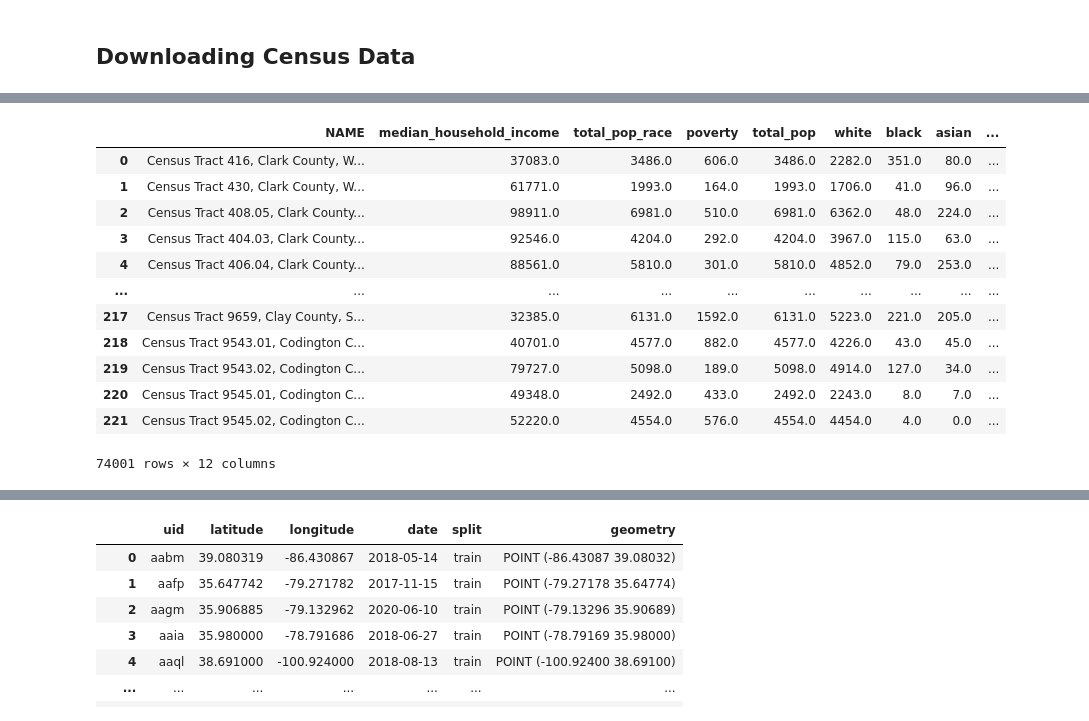
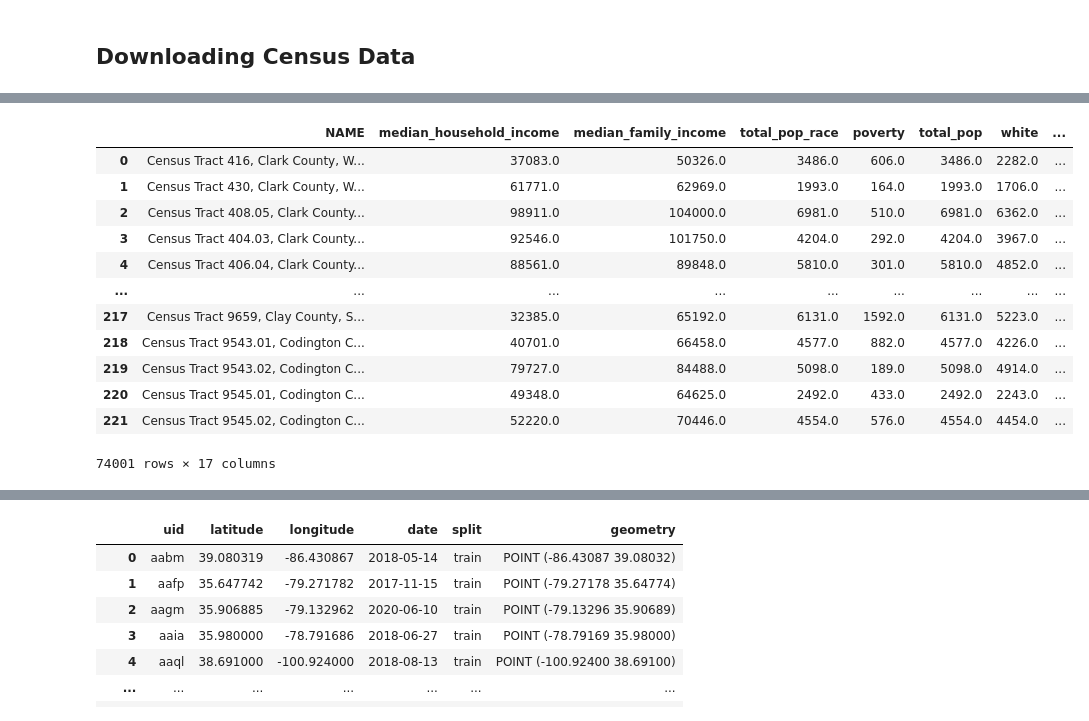
Before and after one commit to jennahgosciak/algaebloom, a Jupyter notebook: rds_draft_report_FINAL.ipynb, the cells around one changed output, grey strips where cells are left out. Saved outputs shown, nothing was run; the diff lists cells and outputs as text; code cells hidden in the pictures.

```diff
--- a/rds_draft_report_FINAL.ipynb
+++ b/rds_draft_report_FINAL.ipynb
@@ -396,34 +418,42 @@ state_codes = {
 # %%
 census_dfs = []
 for i in state_codes:
-    census_dfs.append(c.acs5.state_county_tract(fields = ('NAME', 'B19019_001E', 'B02001_001E', 'B16009_002E', 'B01003_001E', 'B02001_002E', 'B02001_003E',
-                                                          'B02001_003E', 'B02001_005E', 'B03001_003E'),
+    census_dfs.append(c.acs5.state_county_tract(fields =
+                                                ('NAME', 'B19019_001E', 'B19113_001E',
+                                                          'B02001_001E', 'B16009_002E', 'B01003_001E', 'B02001_002E', 'B02001_003E',
+                                                          'B02001_003E', 'B02001_005E', 'B03001_003E', 'B02001_004E', 'B02001_006E',
+                                                          'B02001_007E', 'B02001_008E'),
                                       state_fips = state_codes[i],
                                       county_fips = "*",
                                       tract = "*",
                                       year = 2019))
 # %%
 census_df = pd.concat([pd.DataFrame(x) for x in census_dfs], axis=0).rename({'B19019_001E': 'median_household_income',
+                                                                             'B19113_001E': 'median_family_income',
                                                                              'B02001_001E': 'total_pop_race',
                                                                              'B16009_002E': 'poverty',
                                                                              'B01003_001E': 'total_pop',
                                                                              'B02001_002E': 'white',
                                                                              'B02001_003E': 'black',
                                                                              'B02001_005E': 'asian',
+                                                                             'B02001_004E': 'aian',
+                                                                             'B02001_006E': 'nhpi',
+                                                                             'B02001_007E': 'other',
+                                                                             'B02001_008E': 'multi',
                                                                              'B03001_003E': 'hispanic_latino'
                                                                              }, axis=1)
 census_df
 # %% [output]
-|  | NAME | median_household_income | total_pop_race | poverty | total_pop | white | black | asian | ... |
-| 0 | Census Tract 416, Clark County, W... | 37083.0 | 3486.0 | 606.0 | 3486.0 | 2282.0 | 351.0 | 80.0 | ... |
-| 1 | Census Tract 430, Clark County, W... | 61771.0 | 1993.0 | 164.0 | 1993.0 | 1706.0 | 41.0 | 96.0 | ... |
-| 2 | Census Tract 408.05, Clark County... | 98911.0 | 6981.0 | 510.0 | 6981.0 | 6362.0 | 48.0 | 224.0 | ... |
-| 3 | Census Tract 404.03, Clark County... | 92546.0 | 4204.0 | 292.0 | 4204.0 | 3967.0 | 115.0 | 63.0 | ... |
-| 4 | Census Tract 406.04, Clark County... | 88561.0 | 5810.0 | 301.0 | 5810.0 | 4852.0 | 79.0 | 253.0 | ... |
-| ... | ... | ... | ... | ... | ... | ... | ... | ... | ... |
-| 217 | Census Tract 9659, Clay County, S... | 32385.0 | 6131.0 | 1592.0 | 6131.0 | 5223.0 | 221.0 | 205.0 | ... |
-| 218 | Census Tract 9543.01, Codington C... | 40701.0 | 4577.0 | 882.0 | 4577.0 | 4226.0 | 43.0 | 45.0 | ... |
-| 219 | Census Tract 9543.02, Codington C... | 79727.0 | 5098.0 | 189.0 | 5098.0 | 4914.0 | 127.0 | 34.0 | ... |
-| 220 | Census Tract 9545.01, Codington C... | 49348.0 | 2492.0 | 433.0 | 2492.0 | 2243.0 | 8.0 | 7.0 | ... |
-| 221 | Census Tract 9545.02, Codington C... | 52220.0 | 4554.0 | 576.0 | 4554.0 | 4454.0 | 4.0 | 0.0 | ... |
+|  | NAME | median_household_income | median_family_income | total_pop_race | poverty | total_pop | white | ... |
+| 0 | Census Tract 416, Clark County, W... | 37083.0 | 50326.0 | 3486.0 | 606.0 | 3486.0 | 2282.0 | ... |
+| 1 | Census Tract 430, Clark County, W... | 61771.0 | 62969.0 | 1993.0 | 164.0 | 1993.0 | 1706.0 | ... |
+| 2 | Census Tract 408.05, Clark County... | 98911.0 | 104000.0 | 6981.0 | 510.0 | 6981.0 | 6362.0 | ... |
+| 3 | Census Tract 404.03, Clark County... | 92546.0 | 101750.0 | 4204.0 | 292.0 | 4204.0 | 3967.0 | ... |
+| 4 | Census Tract 406.04, Clark County... | 88561.0 | 89848.0 | 5810.0 | 301.0 | 5810.0 | 4852.0 | ... |
+| ... | ... | ... | ... | ... | ... | ... | ... | ... |
+| 217 | Census Tract 9659, Clay County, S... | 32385.0 | 65192.0 | 6131.0 | 1592.0 | 6131.0 | 5223.0 | ... |
+| 218 | Census Tract 9543.01, Codington C... | 40701.0 | 66458.0 | 4577.0 | 882.0 | 4577.0 | 4226.0 | ... |
+| 219 | Census Tract 9543.02, Codington C... | 79727.0 | 84488.0 | 5098.0 | 189.0 | 5098.0 | 4914.0 | ... |
+| 220 | Census Tract 9545.01, Codington C... | 49348.0 | 64625.0 | 2492.0 | 433.0 | 2492.0 | 2243.0 | ... |
+| 221 | Census Tract 9545.02, Codington C... | 52220.0 | 70446.0 | 4554.0 | 576.0 | 4554.0 | 4454.0 | ... |
-74001 rows × 12 columns
+74001 rows × 17 columns
```
Also changed, not shown: parts of 33 cells of this notebook, 5 other files.
